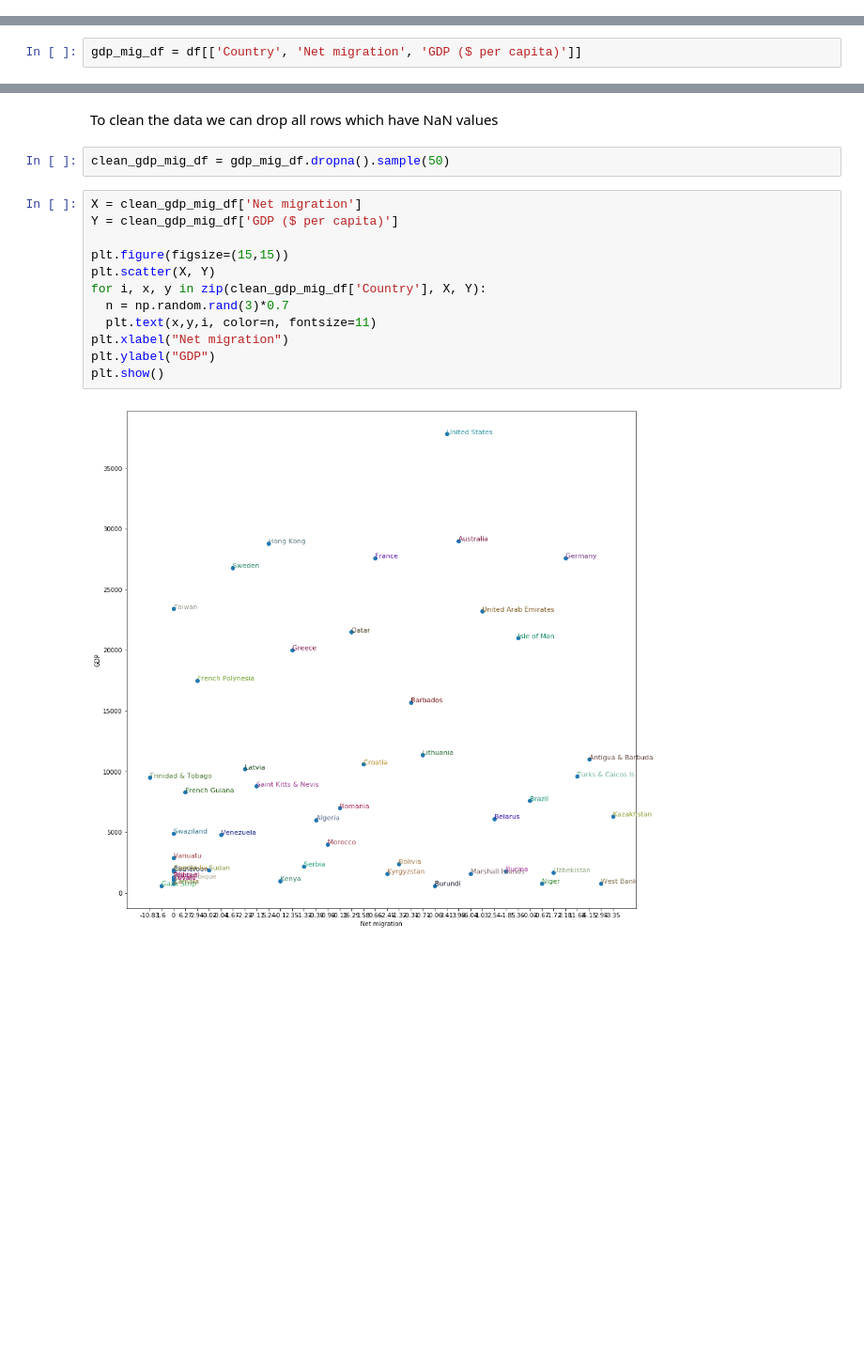
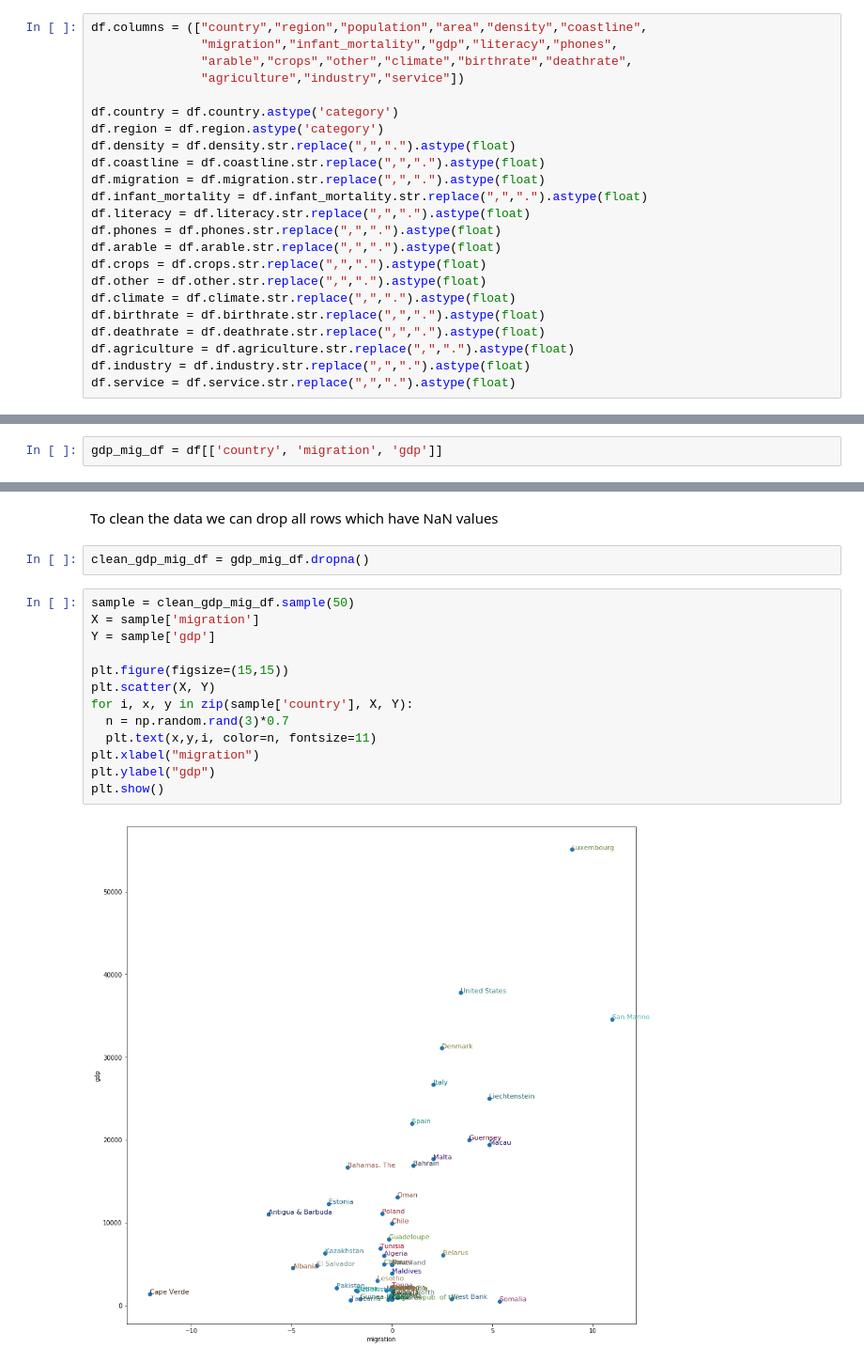
Before and after one commit to tallpress/fastai, a Jupyter notebook: practice_data_vis.ipynb, the cells around one changed output, grey strips where cells are left out. Shown at 94% size. Drawn from its saved outputs; the diff is of its cells as text; blank space fills up the shorter version.

```diff
--- a/practice_data_vis.ipynb
+++ b/practice_data_vis.ipynb
@@ -98,0 +95,23 @@ df.head()
+# %%
+df.columns = (["country","region","population","area","density","coastline",
+               "migration","infant_mortality","gdp","literacy","phones",
+               "arable","crops","other","climate","birthrate","deathrate",
+               "agriculture","industry","service"])
+
+df.country = df.country.astype('category')
+df.region = df.region.astype('category')
+df.density = df.density.str.replace(",",".").astype(float)
+df.coastline = df.coastline.str.replace(",",".").astype(float)
+df.migration = df.migration.str.replace(",",".").astype(float)
+df.infant_mortality = df.infant_mortality.str.replace(",",".").astype(float)
+df.literacy = df.literacy.str.replace(",",".").astype(float)
+df.phones = df.phones.str.replace(",",".").astype(float)
+df.arable = df.arable.str.replace(",",".").astype(float)
+df.crops = df.crops.str.replace(",",".").astype(float)
+df.other = df.other.str.replace(",",".").astype(float)
+df.climate = df.climate.str.replace(",",".").astype(float)
+df.birthrate = df.birthrate.str.replace(",",".").astype(float)
+df.deathrate = df.deathrate.str.replace(",",".").astype(float)
+df.agriculture = df.agriculture.str.replace(",",".").astype(float)
+df.industry = df.industry.str.replace(",",".").astype(float)
+df.service = df.service.str.replace(",",".").astype(float)
@@ -101,7 +141,7 @@ df.head()
 # %% [markdown]
 Let us have a look at GDP vs Net migration as an intial "easy" plot
 # %%
-gdp_mig_df = df[['Country', 'Net migration', 'GDP ($ per capita)']]
+gdp_mig_df = df[['country', 'migration', 'gdp']]
 # %%
 gdp_mig_df.head()
 # %% [output]
@@ -114,18 +154,19 @@ gdp_mig_df.head()
 # %% [markdown]
 To clean the data we can drop all rows which have NaN values
 # %%
-clean_gdp_mig_df = gdp_mig_df.dropna().sample(50)
+clean_gdp_mig_df = gdp_mig_df.dropna()
 # %%
-X = clean_gdp_mig_df['Net migration']
-Y = clean_gdp_mig_df['GDP ($ per capita)']
+sample = clean_gdp_mig_df.sample(50)
+X = sample['migration']
+Y = sample['gdp']
 
 plt.figure(figsize=(15,15))
 plt.scatter(X, Y)
-for i, x, y in zip(clean_gdp_mig_df['Country'], X, Y):
+for i, x, y in zip(sample['country'], X, Y):
   n = np.random.rand(3)*0.7
   plt.text(x,y,i, color=n, fontsize=11)
-plt.xlabel("Net migration")
-plt.ylabel("GDP")
+plt.xlabel("migration")
+plt.ylabel("gdp")
 plt.show()
 # %% [output]
-[figure, old version]
+[figure, new version]
```
Also changed, not shown: parts of 14 cells of this notebook.
